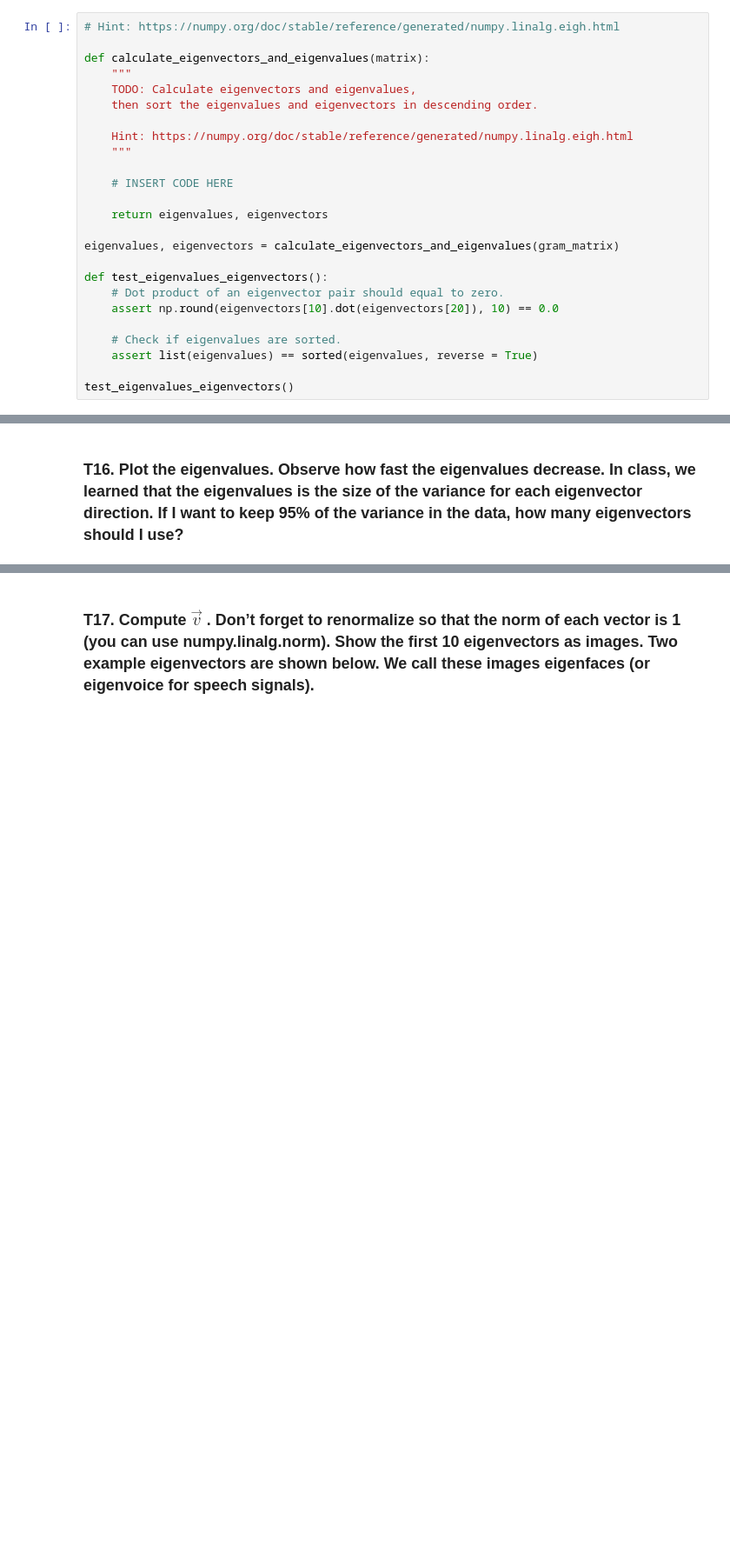
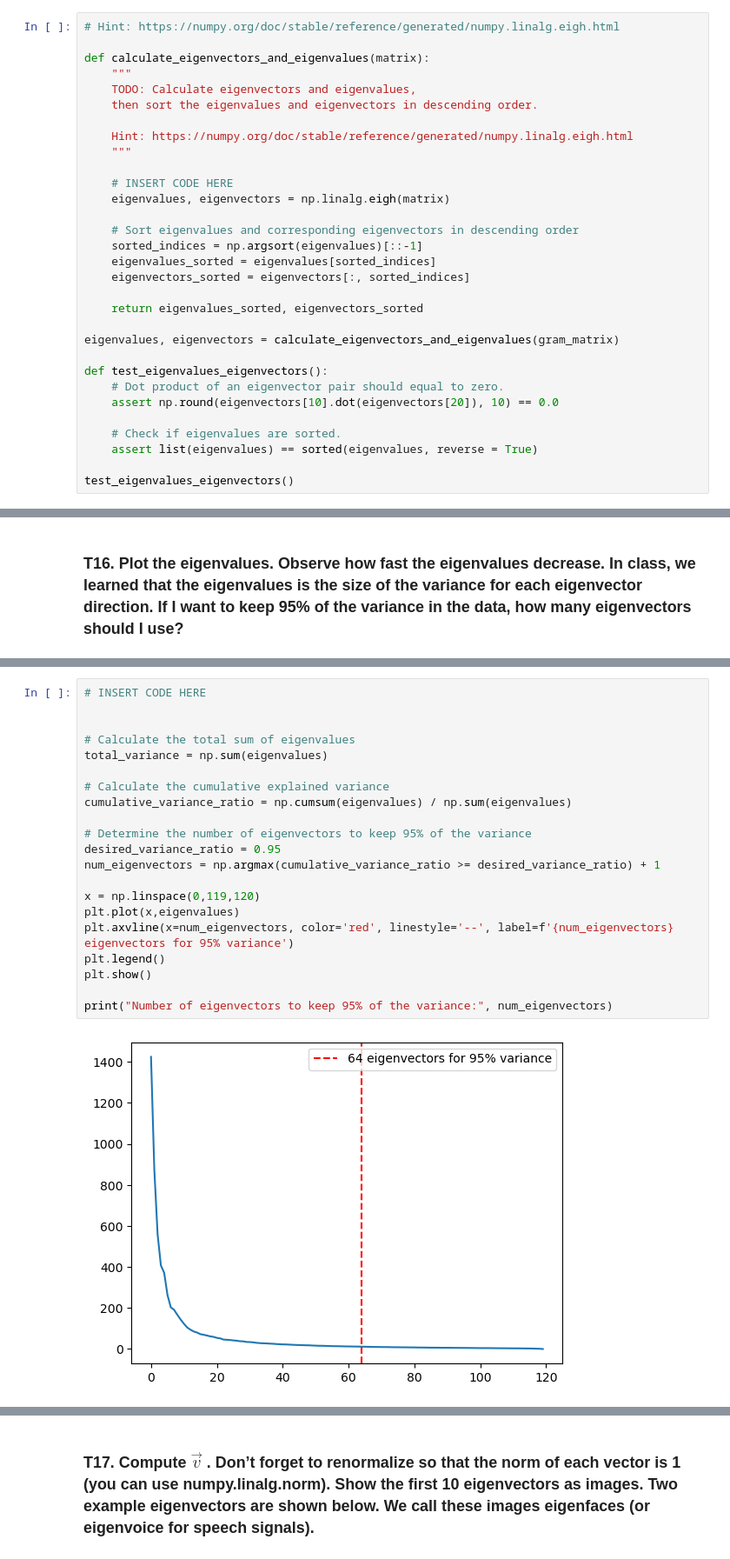
Before and after one commit to JeansAthiwat/Pattern_2024, a Jupyter notebook: HW/HW03/HW3_Fisherfaces(student).ipynb, the cells around one changed output, grey strips where cells are left out. Shown at 87% size. Cells and saved outputs as stored; diff of their text form; blank space fills up the shorter version.

```diff
--- a/HW/HW03/HW3_Fisherfaces(student).ipynb
+++ b/HW/HW03/HW3_Fisherfaces(student).ipynb
@@ -761,8 +771,14 @@ def calculate_eigenvectors_and_eigenvalues(matrix):
     """
 
     # INSERT CODE HERE
+    eigenvalues, eigenvectors = np.linalg.eigh(matrix)
 
-    return eigenvalues, eigenvectors
+    # Sort eigenvalues and corresponding eigenvectors in descending order
+    sorted_indices = np.argsort(eigenvalues)[::-1]
+    eigenvalues_sorted = eigenvalues[sorted_indices]
+    eigenvectors_sorted = eigenvectors[:, sorted_indices]
+
+    return eigenvalues_sorted, eigenvectors_sorted
 
 eigenvalues, eigenvectors = calculate_eigenvectors_and_eigenvalues(gram_matrix)
 
@@ -786,0 +805,23 @@ NameError: name 'eigenvalues' is not defined
+# %%
+# INSERT CODE HERE
+
+
+# Calculate the total sum of eigenvalues
+total_variance = np.sum(eigenvalues)
+
+# Calculate the cumulative explained variance
+cumulative_variance_ratio = np.cumsum(eigenvalues) / np.sum(eigenvalues)
+
+# Determine the number of eigenvectors to keep 95% of the variance
+desired_variance_ratio = 0.95
+num_eigenvectors = np.argmax(cumulative_variance_ratio >= desired_variance_ratio) + 1
+
+x = np.linspace(0,119,120)
+plt.plot(x,eigenvalues)
+plt.axvline(x=num_eigenvectors, color='red', linestyle='--', label=f'{num_eigenvectors} eigenvectors for 95% variance')
+plt.legend()
+plt.show()
+
+print("Number of eigenvectors to keep 95% of the variance:", num_eigenvectors)
+# %% [output]
+[figure, added]
```
Also changed, not shown: parts of 20 cells of this notebook.
